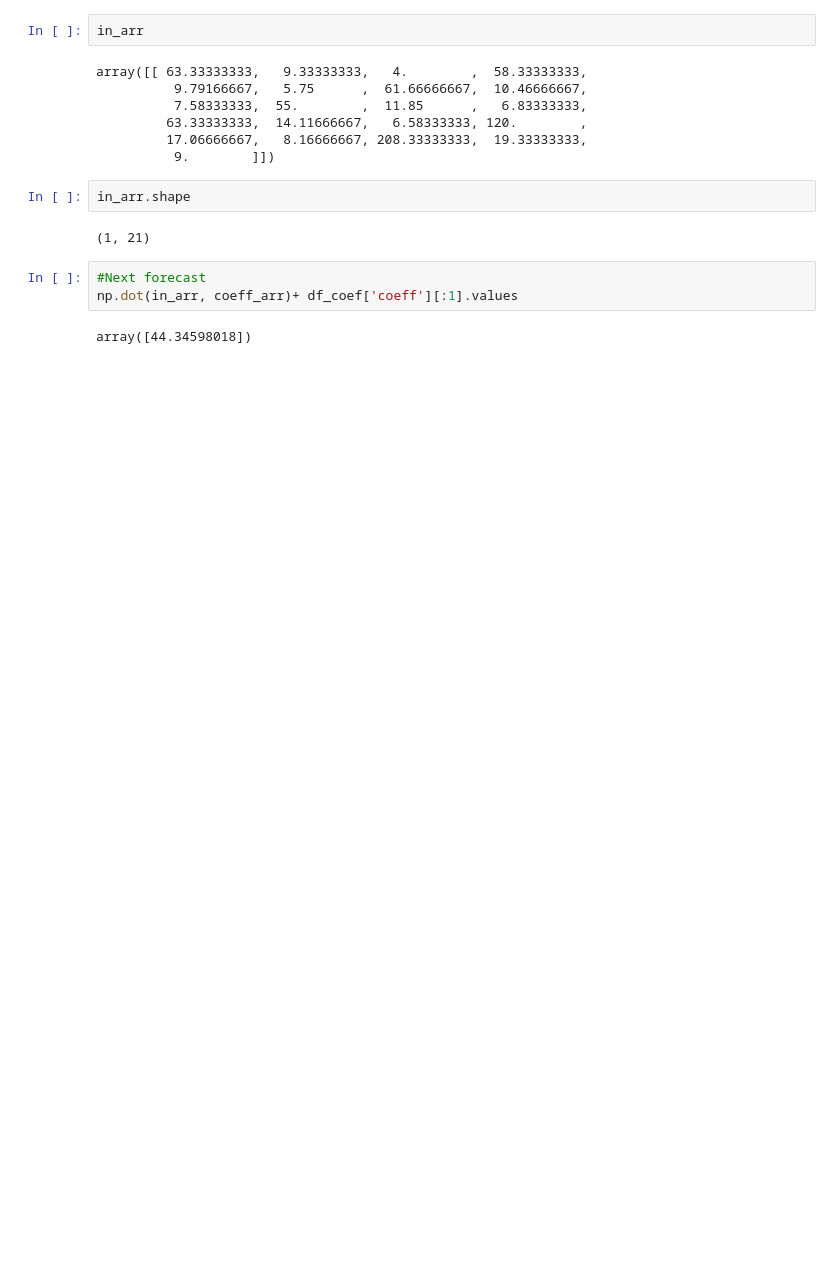
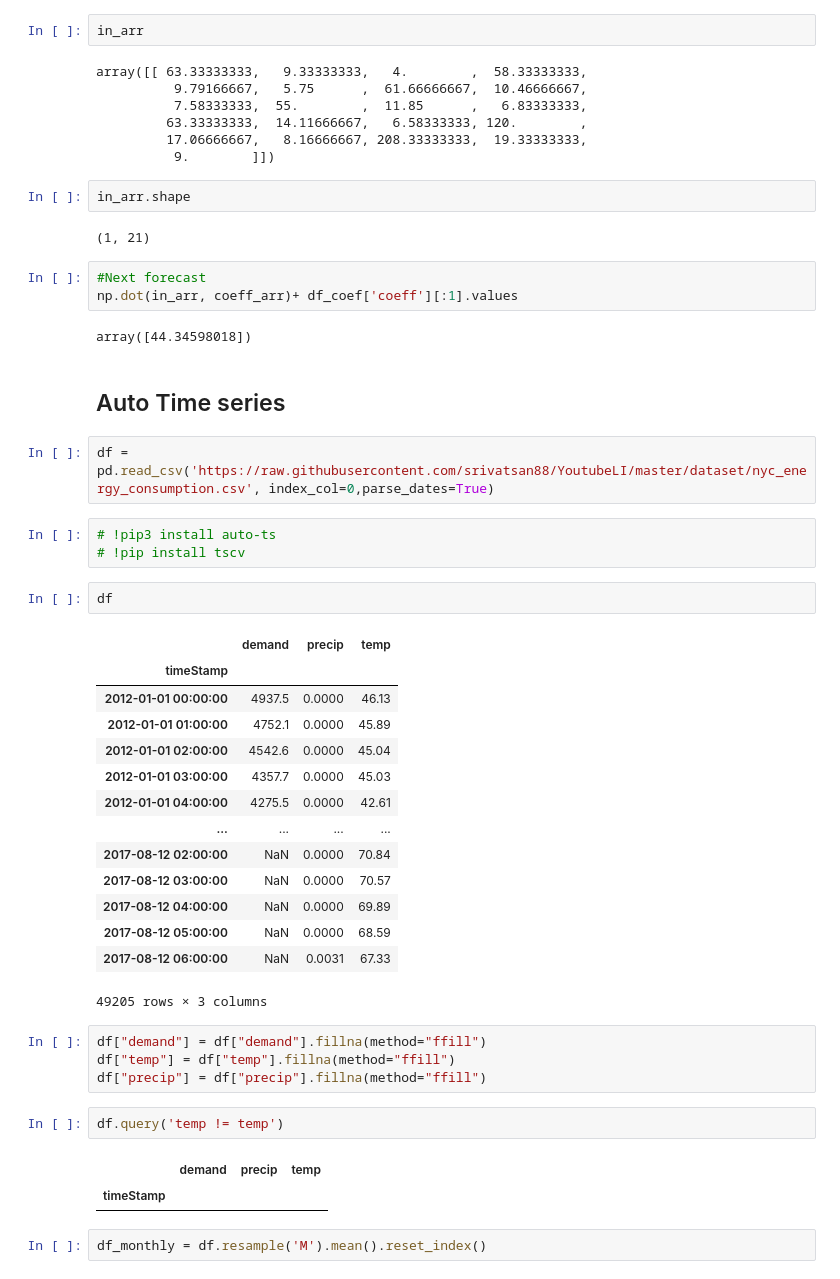
Before and after one commit to shelly2904/DATA_SCIENCE, a Jupyter notebook: Time Series/Time_Series_Algorithms_Contd.ipynb, the cells around one changed output. Drawn from its saved outputs; the diff is of its cells as text; blank space fills up the shorter version.

```diff
--- a/Time Series/Time_Series_Algorithms_Contd.ipynb
+++ b/Time Series/Time_Series_Algorithms_Contd.ipynb
@@ -285,3 +285,38 @@ in_arr.shape
 np.dot(in_arr, coeff_arr)+ df_coef['coeff'][:1].values
 # %% [output]
 array([44.34598018])
+# %% [markdown]
+## Auto Time series
+# %%
+df = pd.read_csv('https://raw.githubusercontent.com/srivatsan88/YoutubeLI/master/dataset/nyc_energy_consumption.csv', index_col=0,parse_dates=True)
+# %%
+# !pip3 install auto-ts
+# !pip install tscv
+# %%
+df
+# %% [output]
+|  | demand | precip | temp |
+| timeStamp |  |  |  |
+| 2012-01-01 00:00:00 | 4937.5 | 0.0000 | 46.13 |
+| 2012-01-01 01:00:00 | 4752.1 | 0.0000 | 45.89 |
+| 2012-01-01 02:00:00 | 4542.6 | 0.0000 | 45.04 |
+| 2012-01-01 03:00:00 | 4357.7 | 0.0000 | 45.03 |
+| 2012-01-01 04:00:00 | 4275.5 | 0.0000 | 42.61 |
+| ... | ... | ... | ... |
+| 2017-08-12 02:00:00 | NaN | 0.0000 | 70.84 |
+| 2017-08-12 03:00:00 | NaN | 0.0000 | 70.57 |
+| 2017-08-12 04:00:00 | NaN | 0.0000 | 69.89 |
+| 2017-08-12 05:00:00 | NaN | 0.0000 | 68.59 |
+| 2017-08-12 06:00:00 | NaN | 0.0031 | 67.33 |
+49205 rows × 3 columns
+# %%
+df["demand"] = df["demand"].fillna(method="ffill")
+df["temp"] = df["temp"].fillna(method="ffill")
+df["precip"] = df["precip"].fillna(method="ffill")
+# %%
+df.query('temp != temp')
+# %% [output]
+|  | demand | precip | temp |
+| timeStamp |  |  |  |
+# %%
+df_monthly = df.resample('M').mean().reset_index()
```
Also changed, not shown: parts of 12 cells of this notebook, 1 other file.
